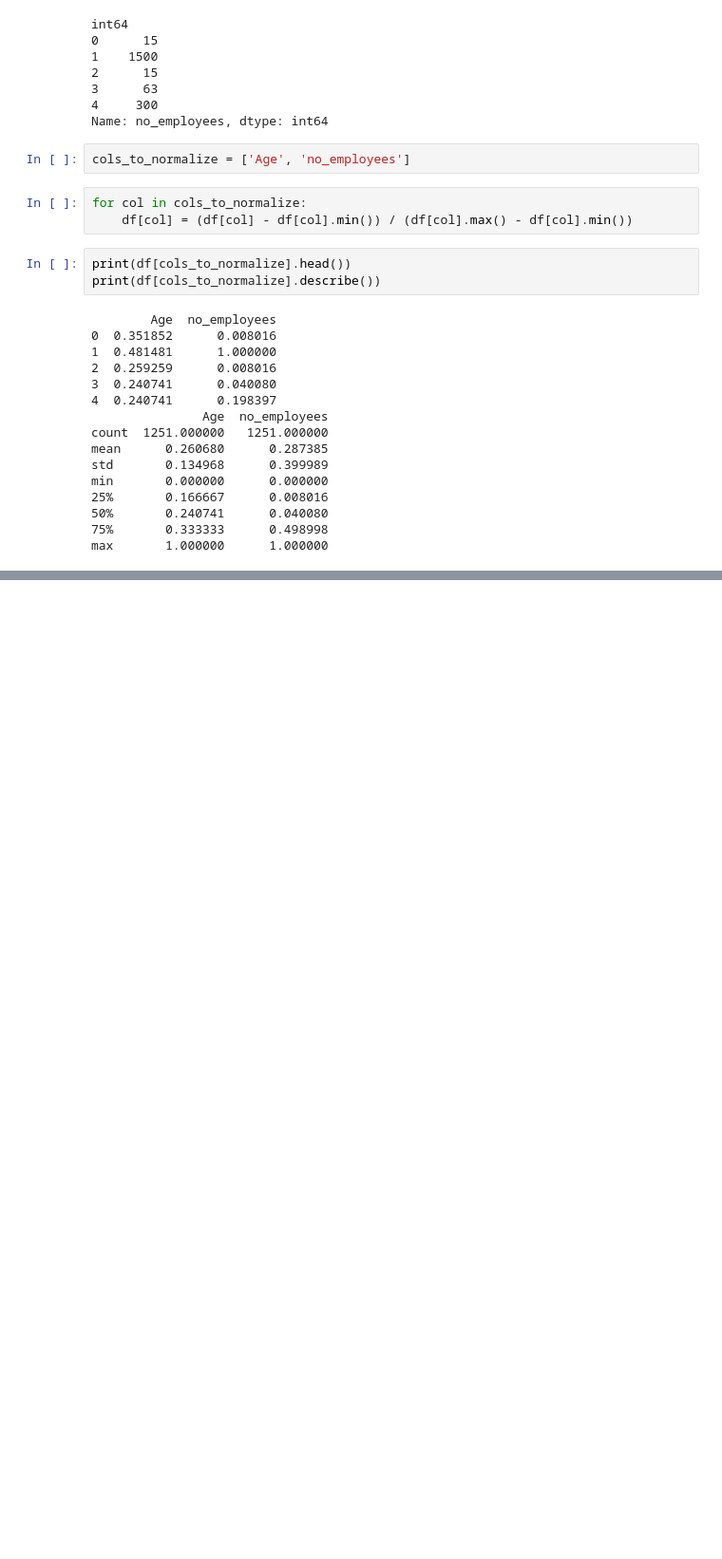
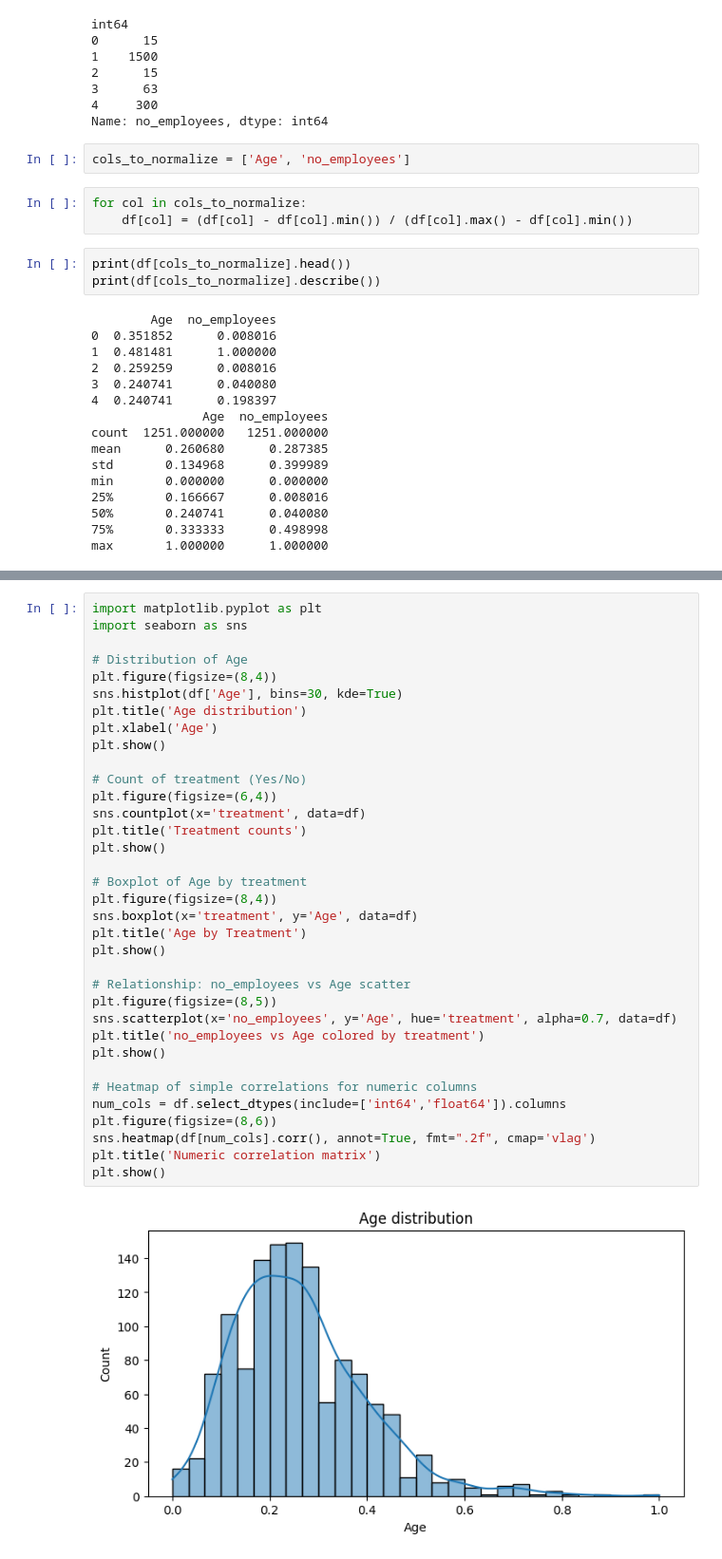
Before and after one commit to Savindi2002/Mental-Health-in-Tech, a Jupyter notebook: notebooks/data_exploration.ipynb, the cells around one changed output, grey strips where cells are left out. Shown at 95% size. Saved outputs shown, nothing was run; the diff lists cells and outputs as text; blank space fills up the shorter version.

```diff
--- a/notebooks/data_exploration.ipynb
+++ b/notebooks/data_exploration.ipynb
@@ -311,0 +322,37 @@ max       1.000000      1.000000
+# %%
+import matplotlib.pyplot as plt
+import seaborn as sns
+
+# Distribution of Age
+plt.figure(figsize=(8,4))
+sns.histplot(df['Age'], bins=30, kde=True)
+plt.title('Age distribution')
+plt.xlabel('Age')
+plt.show()
+
+# Count of treatment (Yes/No)
+plt.figure(figsize=(6,4))
+sns.countplot(x='treatment', data=df)
+plt.title('Treatment counts')
+plt.show()
+
+# Boxplot of Age by treatment
+plt.figure(figsize=(8,4))
+sns.boxplot(x='treatment', y='Age', data=df)
+plt.title('Age by Treatment')
+plt.show()
+
+# Relationship: no_employees vs Age scatter
+plt.figure(figsize=(8,5))
+sns.scatterplot(x='no_employees', y='Age', hue='treatment', alpha=0.7, data=df)
+plt.title('no_employees vs Age colored by treatment')
+plt.show()
+
+# Heatmap of simple correlations for numeric columns
+num_cols = df.select_dtypes(include=['int64','float64']).columns
+plt.figure(figsize=(8,6))
+sns.heatmap(df[num_cols].corr(), annot=True, fmt=".2f", cmap='vlag')
+plt.title('Numeric correlation matrix')
+plt.show()
+# %% [output]
+[figure, added]
```
Also changed, not shown: parts of 2 cells of this notebook.
